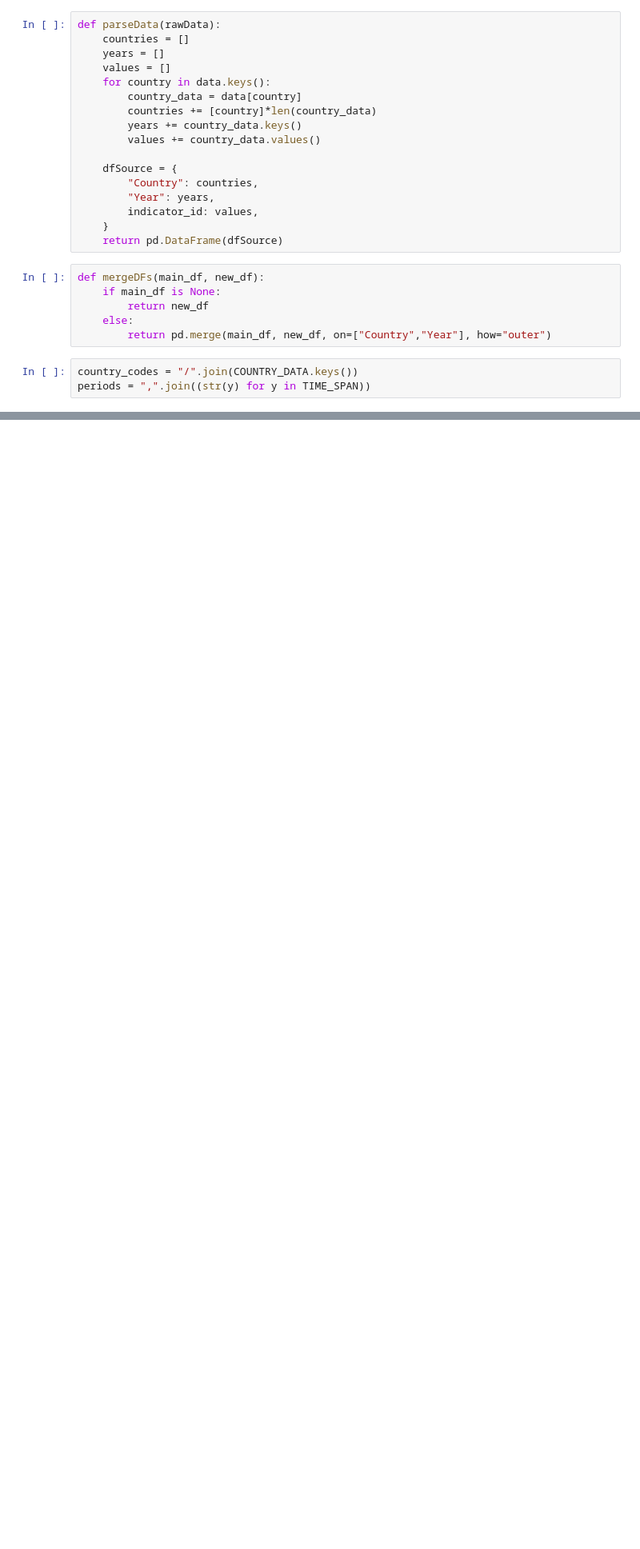
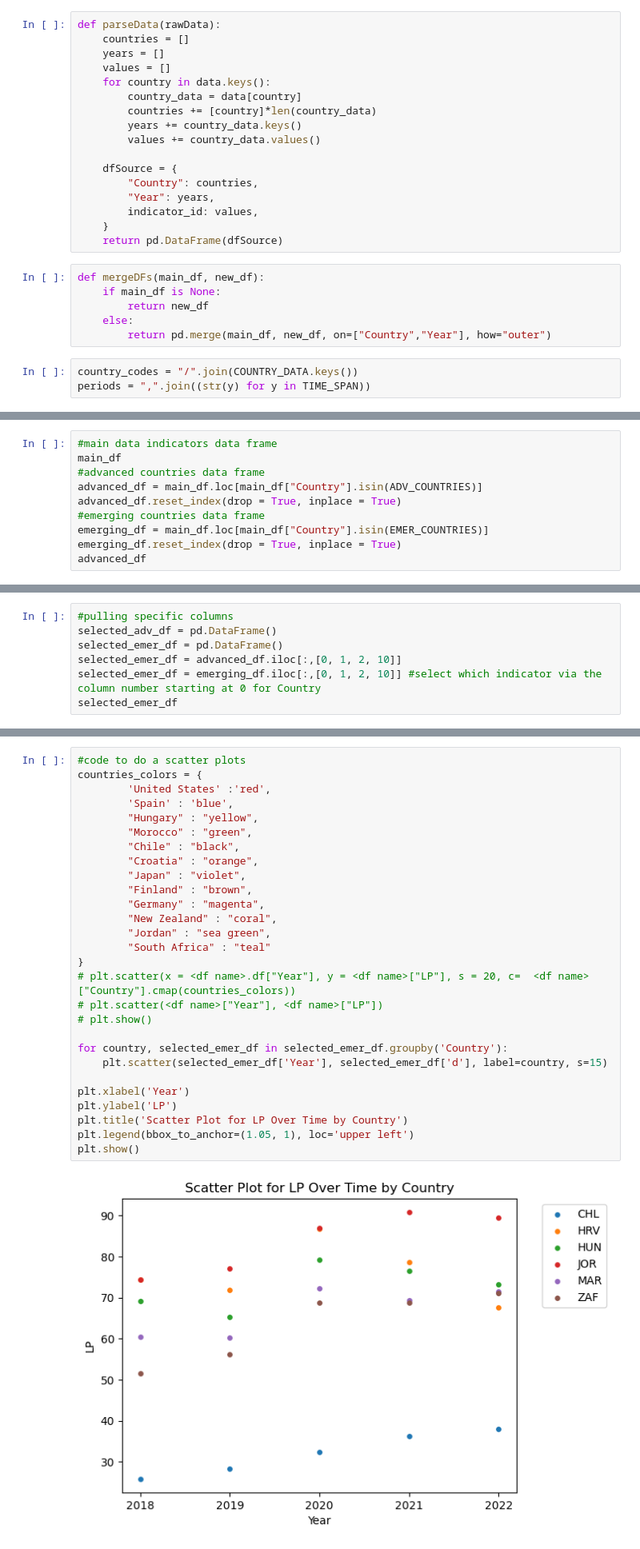
Before and after one commit to eaccooper5/project_1, a Jupyter notebook: TEST1.ipynb, the cells around one changed output, grey strips where cells are left out. Shown at 80% size. Drawn from its saved outputs; the diff is of its cells as text; blank space fills up the shorter version.

```diff
--- a/TEST1.ipynb
+++ b/TEST1.ipynb
@@ -119,0 +122,10 @@ KeyError: 2
+# %%
+#main data indicators data frame
+main_df
+#advanced countries data frame
+advanced_df = main_df.loc[main_df["Country"].isin(ADV_COUNTRIES)]
+advanced_df.reset_index(drop = True, inplace = True)
+#emerging countries data frame
+emerging_df = main_df.loc[main_df["Country"].isin(EMER_COUNTRIES)]
+emerging_df.reset_index(drop = True, inplace = True)
+advanced_df
@@ -119,0 +150,7 @@ KeyError: 2
+# %%
+#pulling specific columns
+selected_adv_df = pd.DataFrame()
+selected_emer_df = pd.DataFrame()
+selected_emer_df = advanced_df.iloc[:,[0, 1, 2, 10]]
+selected_emer_df = emerging_df.iloc[:,[0, 1, 2, 10]] #select which indicator via the column number starting at 0 for Country
+selected_emer_df
@@ -119,0 +175,30 @@ KeyError: 2
+# %%
+#code to do a scatter plots
+countries_colors = {
+        'United States' :'red',
+        'Spain' : 'blue',
+        "Hungary" : "yellow",
+        "Morocco" : "green",
+        "Chile" : "black",
+        "Croatia" : "orange",
+        "Japan" : "violet",
+        "Finland" : "brown",
+        "Germany" : "magenta",
+        "New Zealand" : "coral",
+        "Jordan" : "sea green",
+        "South Africa" : "teal"
+}
+# plt.scatter(x = <df name>.df["Year"], y = <df name>["LP"], s = 20, c=  <df name>["Country"].cmap(countries_colors))
+# plt.scatter(<df name>["Year"], <df name>["LP"])
+# plt.show()
+
+for country, selected_emer_df in selected_emer_df.groupby('Country'):
+    plt.scatter(selected_emer_df['Year'], selected_emer_df['d'], label=country, s=15)
+
+plt.xlabel('Year')
+plt.ylabel('LP')
+plt.title('Scatter Plot for LP Over Time by Country')
+plt.legend(bbox_to_anchor=(1.05, 1), loc='upper left')
+plt.show()
+# %% [output]
+[figure, added]
```
Also changed, not shown: parts of 8 cells of this notebook.
